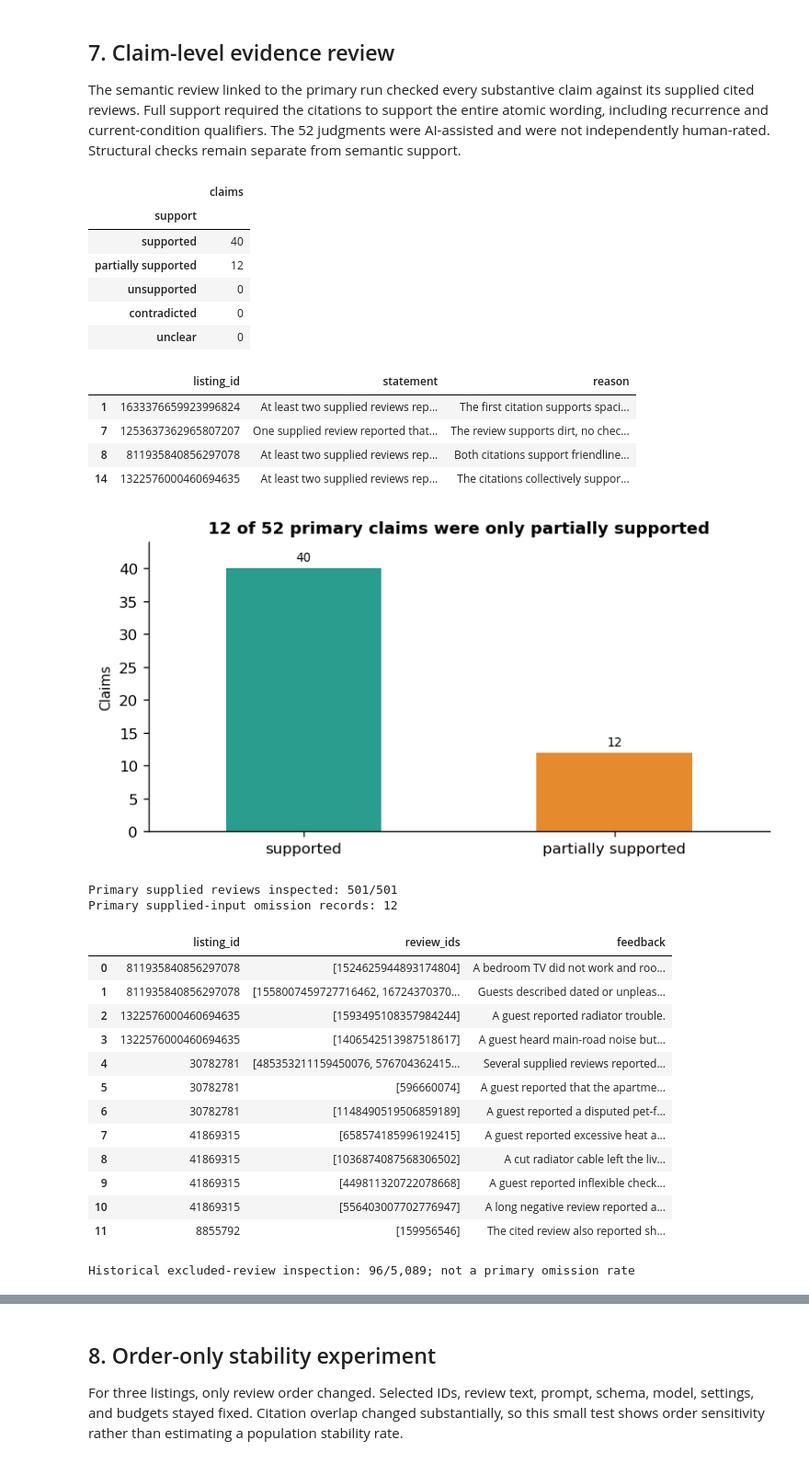
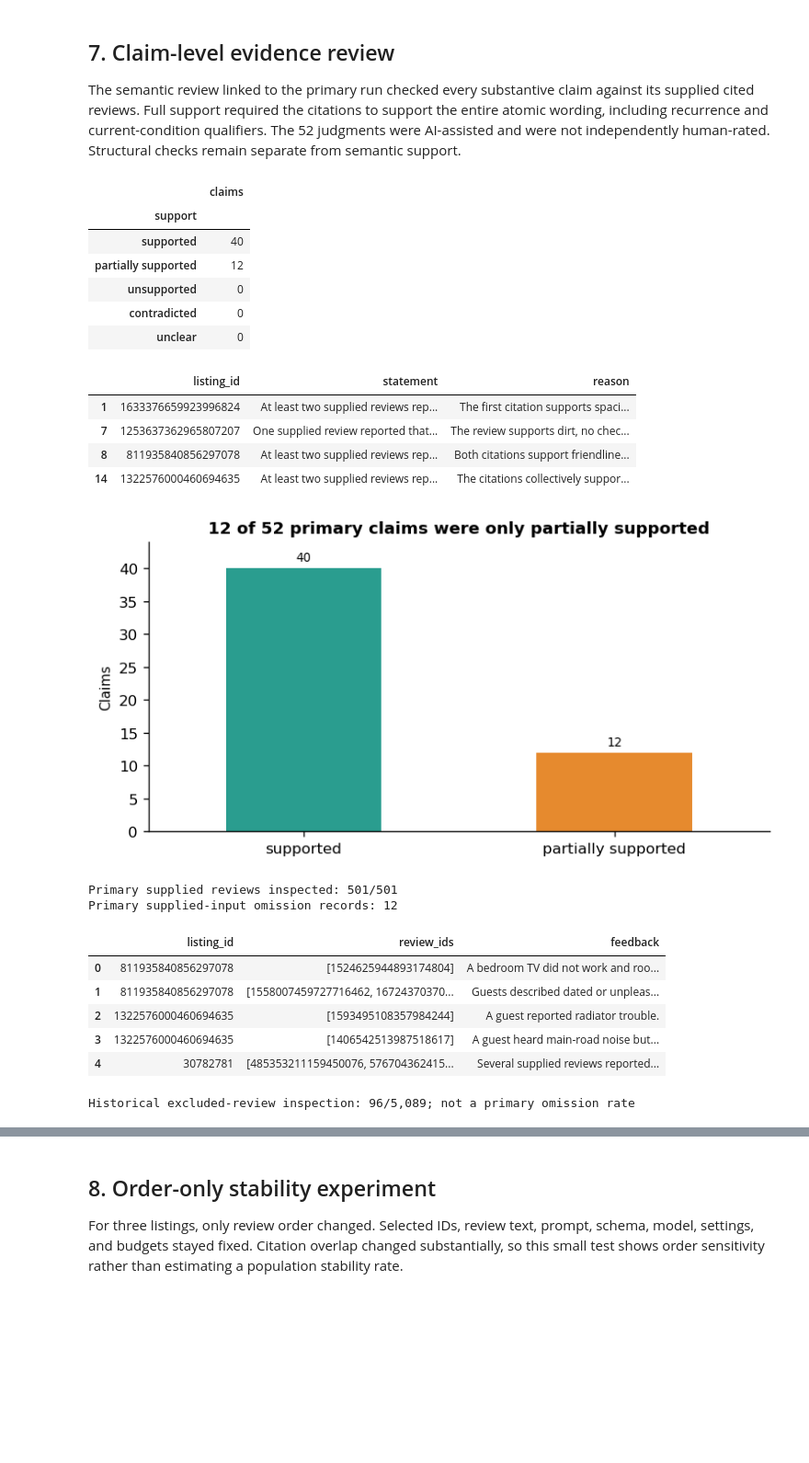
Before and after one commit to Jackyfirrest/manchester-airbnb-insights, a Jupyter notebook: property_profiles.ipynb, the cells around one changed output, grey strips where cells are left out. Shown at 92% size. Saved outputs shown, nothing was run; the diff lists cells and outputs as text; code cells hidden in the pictures; blank space fills up the shorter version.

```diff
--- a/property_profiles.ipynb
+++ b/property_profiles.ipynb
@@ -1091,41 +1073,34 @@ ax.set(title="12 of 52 primary claims were only partially supported", xlabel="",
 ax.set_ylim(0, 44)
 label_bars(ax)
 plt.tight_layout(); plt.show()
 
 print("Primary supplied reviews inspected: 501/501")
 print("Primary supplied-input omission records:", len(claim_review["supplied_input_omissions"]))
 display(pd.DataFrame(claim_review["supplied_input_omissions"])[
-    ["listing_id", "review_ids", "feedback"]])
+    ["listing_id", "review_ids", "feedback"]].head(5))
 print("Historical excluded-review inspection: 96/5,089; not a primary omission rate")
 # %% [output]
 |  | claims |
 | support |  |
 | supported | 40 |
 | partially supported | 12 |
 | unsupported | 0 |
 | contradicted | 0 |
 | unclear | 0 |
 |  | listing_id | statement | reason |
 | 1 | 1633376659923996824 | At least two supplied reviews rep... | The first citation supports spaci... |
 | 7 | 1253637362965807207 | One supplied review reported that... | The review supports dirt, no chec... |
 | 8 | 811935840856297078 | At least two supplied reviews rep... | Both citations support friendline... |
 | 14 | 1322576000460694635 | At least two supplied reviews rep... | The citations collectively suppor... |
 [figure]
 Primary supplied reviews inspected: 501/501
 Primary supplied-input omission records: 12
 |  | listing_id | review_ids | feedback |
 | 0 | 811935840856297078 | [1524625944893174804] | A bedroom TV did not work and roo... |
 | 1 | 811935840856297078 | [1558007459727716462, 16724370370... | Guests described dated or unpleas... |
 | 2 | 1322576000460694635 | [1593495108357984244] | A guest reported radiator trouble. |
 | 3 | 1322576000460694635 | [1406542513987518617] | A guest heard main-road noise but... |
 | 4 | 30782781 | [485353211159450076, 576704362415... | Several supplied reviews reported... |
-| 5 | 30782781 | [596660074] | A guest reported that the apartme... |
-| 6 | 30782781 | [1148490519506859189] | A guest reported a disputed pet-f... |
-| 7 | 41869315 | [658574185996192415] | A guest reported excessive heat a... |
-| 8 | 41869315 | [1036874087568306502] | A cut radiator cable left the liv... |
-| 9 | 41869315 | [449811320722078668] | A guest reported inflexible check... |
-| 10 | 41869315 | [556403007702776947] | A long negative review reported a... |
-| 11 | 8855792 | [159956546] | The cited review also reported sh... |
 Historical excluded-review inspection: 96/5,089; not a primary omission rate
 # %% [markdown]
 **Interpretation.** The primary review found **40/52 fully supported claims** and **12/52 partially supported claims**. Partial-support errors still joined attributes or used wording broader than the cited text. The review also recorded 12 important issues present in the 501 supplied reviews but missing from profiles. These are AI-assisted judgments, not an independently human-rated accuracy estimate or population estimate.
```
Also changed, not shown: parts of 5 cells of this notebook.
